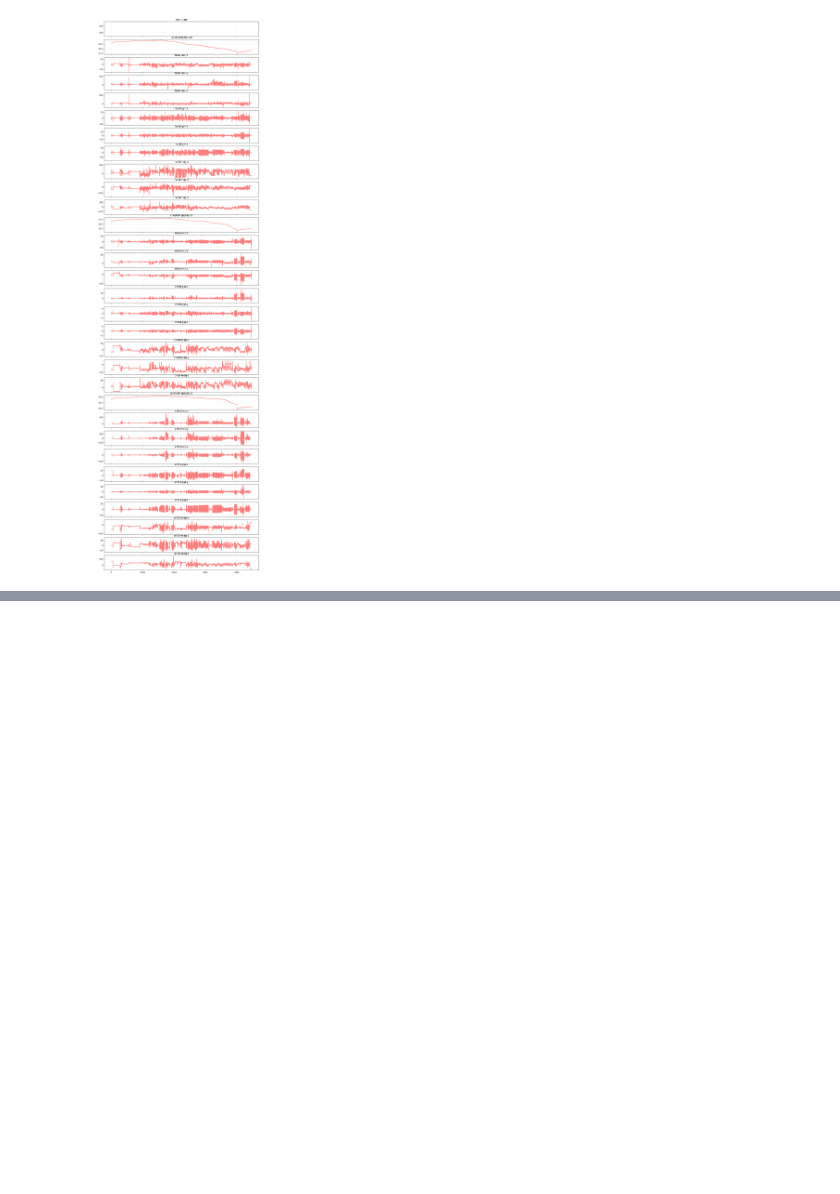
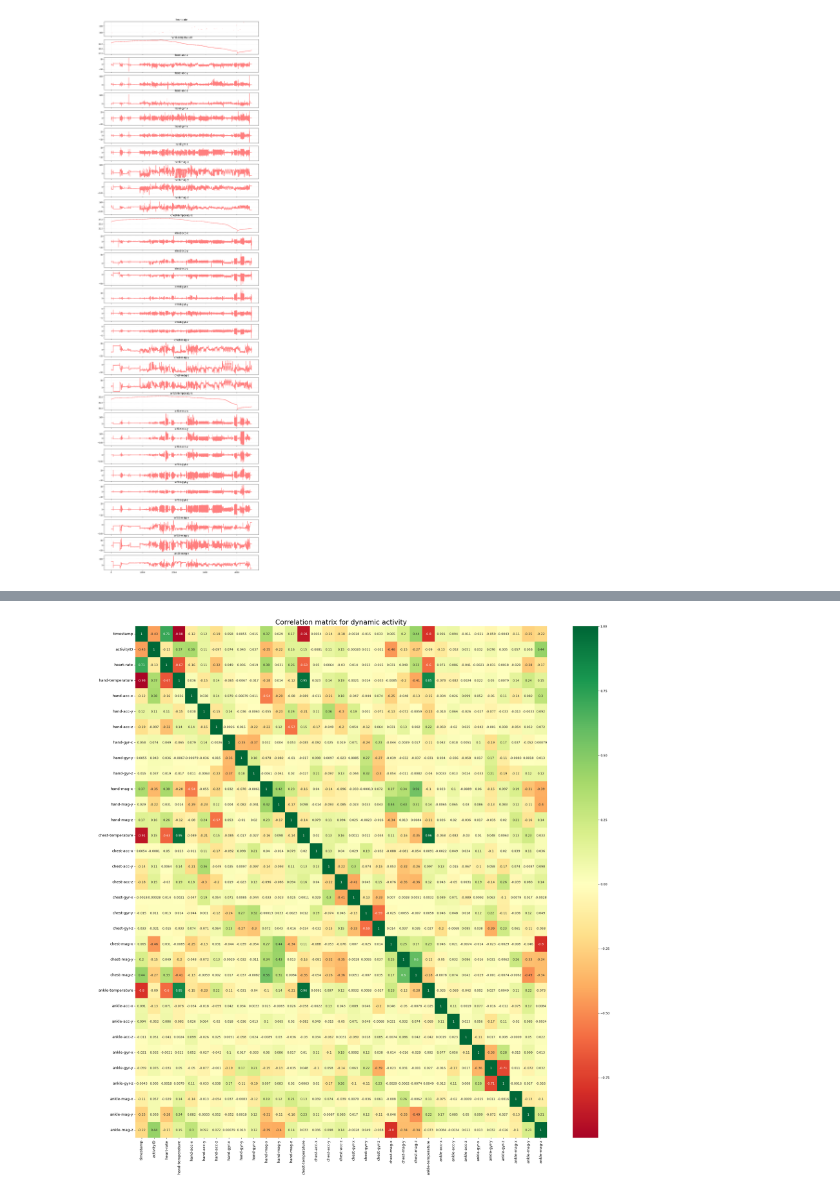
Before and after one commit to zivyo/human-activity-classification, a Jupyter notebook: HAR_classifictaion.ipynb, the cells around one changed output, grey strips where cells are left out. Saved outputs shown, nothing was run; the diff lists cells and outputs as text; code cells hidden in the pictures; blank space fills up the shorter version.

```diff
--- a/HAR_classifictaion.ipynb
+++ b/HAR_classifictaion.ipynb
@@ -185,3 +186,7 @@ def read_data_and_preprocessing():
     return data
 # %%
 subjects_data = read_data_and_preprocessing()
+# %%
+# saving the data for future work
+with open('subjects_data.pickle', 'wb') as f:
+    pickle.dump(subjects_data, f)
@@ -302,0 +335,11 @@ plt.show()
+# %%
+# Plot
+plt.figure(figsize=(30,30), dpi= 80)
+sns.heatmap(df_2[(df_2.activityID == 4 )| (df_2.activityID ==5)| (df_2.activityID ==6)|(df_2.activityID == 7)|(df_2.activityID > 11)].corr(), xticklabels=col, yticklabels=col, cmap='RdYlGn', center=0, annot=True)
+# Decorations
+plt.title(f'Correlation matrix for dynamic activity', fontsize=22)
+plt.xticks(fontsize=12)
+plt.yticks(fontsize=12)
+plt.show()
+# %% [output]
+[figure, added]
```
Also changed, not shown: parts of 9 cells of this notebook.
